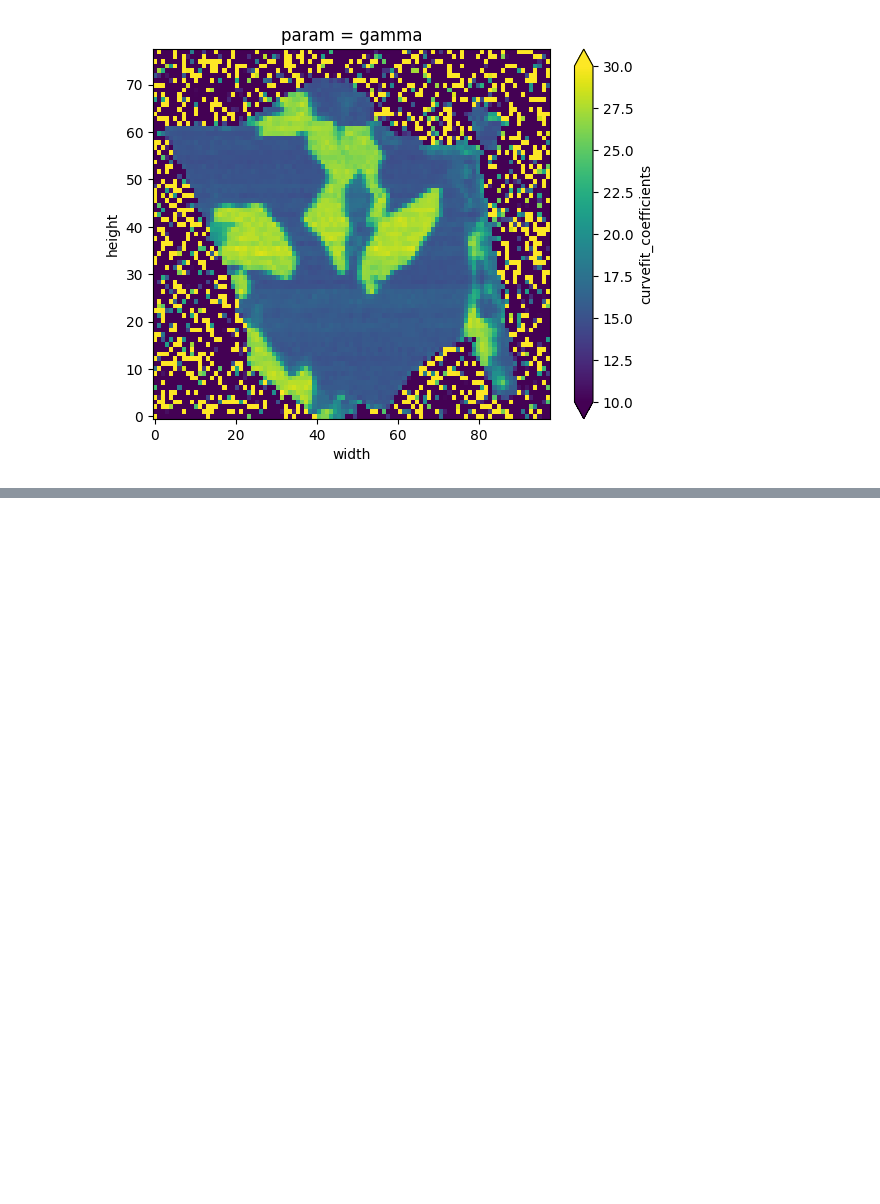
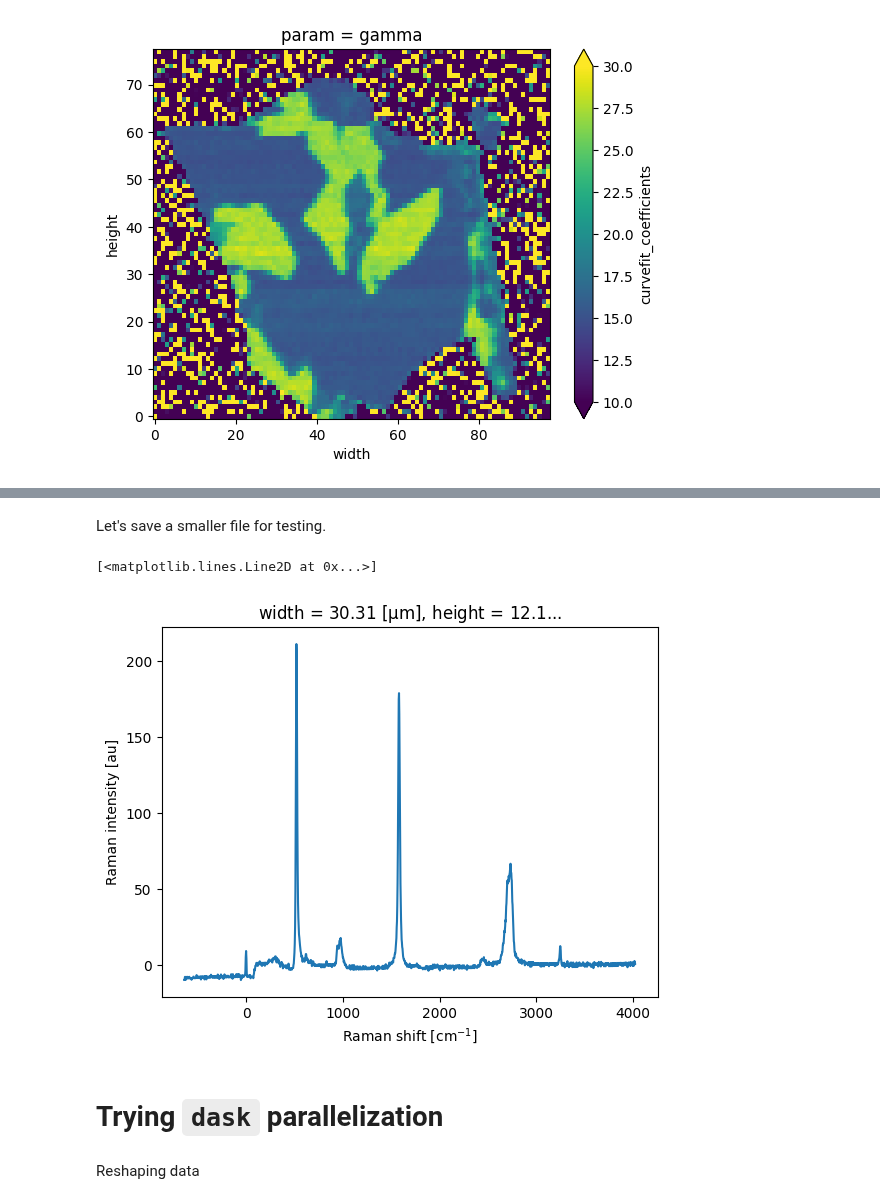
Before and after one commit to zrbyte/ramantools, a Jupyter notebook: ramantools tutorial.ipynb, the cells around one changed output, grey strips where cells are left out. Cells and saved outputs as stored; diff of their text form; code cells hidden in the pictures; blank space fills up the shorter version.

```diff
--- a/ramantools tutorial.ipynb
+++ b/ramantools tutorial.ipynb
@@ -365,17 +347,0 @@ xrm = xrm.chunk({'height': 10, 'width': 10})
-# %%
-def wrapped_bgsubtract(y_data):
-    y_data_nobg, bg_values, coeff, params_used_at_run, mask = bgsubtract(x_data=data['ramanshift'], y_data=y_data)
-    return y_data_nobg
-
-# Apply the function along the 'ramanshift' dimension
-result = xr.apply_ufunc(
-    wrapped_bgsubtract,
-    data,
-    input_core_dims=[['ramanshift']],
-    vectorize=True,
-    dask='parallelized',
-    output_dtypes=[float]
-)
-
-# Compute the result
-result = result.compute()
@@ -391,8 +386,6 @@ def lorentz(x, x0, a, gamma, offset):
 
 def lorentz2(x, x01, a1, gamma1, x02, a2, gamma2, offset):
     return offset + a1*(gamma1/(2*np.pi))**2 / ((gamma1/2)**2 + (x - x01)**2) + a2*(gamma2/(2*np.pi))**2 / ((gamma2/2)**2 + (x - x02)**2)
-# %%
-xr = m.mapxr
 # %%
 gpeak = xrm.sel(ramanshift = slice(1530, 1620)).sel(width = 40, height = 35, method = 'nearest')
 # %%
@@ -484,0 +480,2 @@ gwidth.plot(vmin = 10, vmax = 30)
+# %% [markdown]
+Let's save a smaller file for testing.
@@ -484,0 +486,24 @@ gwidth.plot(vmin = 10, vmax = 30)
+# %%
+# Define a function to perform a linear fit and subtract it from the data
+def bgsubtract_wrapper(xrobject):
+    y_data_nobg, _, _, _, _ = rt.bgsubtract(xrobject['ramanshift'], xrobject.data)
+    return y_data_nobg
+# %%
+# Initialize an empty xarray DataArray to store the result
+xrm_subtracted = xr.zeros_like(xrm)
+
+# Iterate over the height and width dimensions
+for i in range(len(xrm['height'])):
+    for j in range(len(xrm['width'])):
+        # Select the data for this pixel
+        pixel_data = xrm.isel(height = i, width = j)
+
+        # Apply the function to this pixel's data and store the result
+        xrm_subtracted.loc[dict(height = xrm['height'][i], width = xrm['width'][j])] = bgsubtract_wrapper(pixel_data)
+# %%
+xrm_subtracted.sel(height = 12, width = 30, method = 'nearest').plot()
+# %% [output]
+[<matplotlib.lines.Line2D at 0x...>]
+[figure, added]
+# %% [markdown]
+# Trying `dask` parallelization
@@ -484,0 +514,2 @@ gwidth.plot(vmin = 10, vmax = 30)
+# %% [markdown]
+Reshaping data
```
Also changed, not shown: parts of 57 cells of this notebook, 6 other files.
